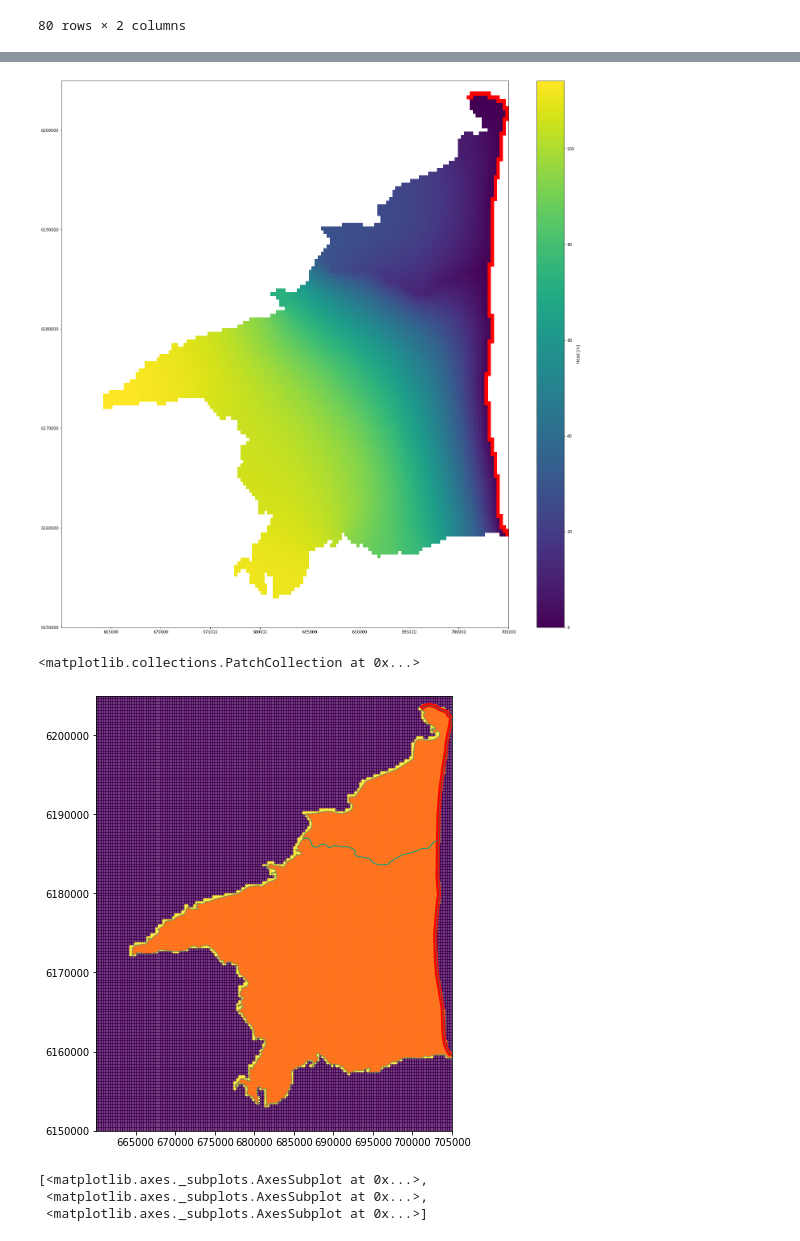
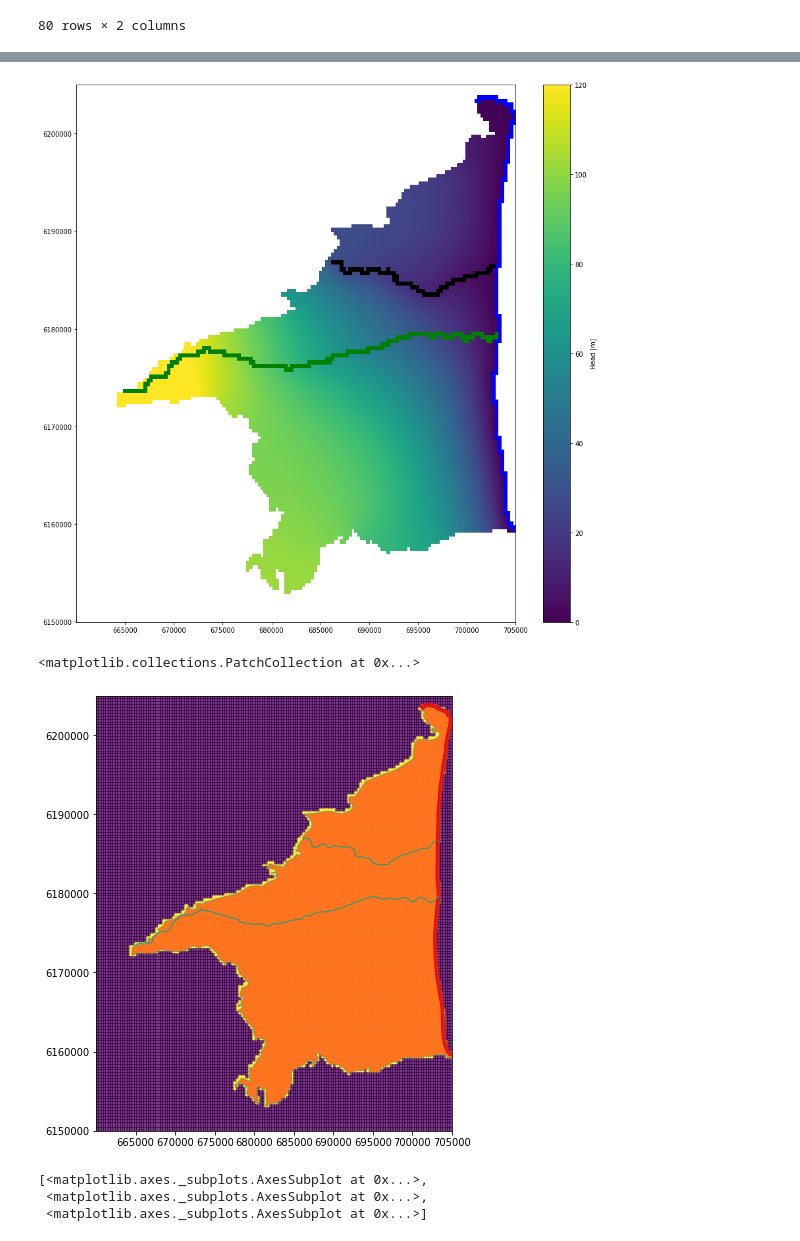
Before and after one commit to LudovicSchorpp/TM_Ludovic_Schorpp, a Jupyter notebook: codes_tests/Modeles2D/test_premier_model/test_premier_model.ipynb, the cells around one changed output, grey strips where cells are left out. Saved outputs shown, nothing was run; the diff lists cells and outputs as text; code cells hidden in the pictures.

```diff
--- a/codes_tests/Modeles2D/test_premier_model/test_premier_model.ipynb
+++ b/codes_tests/Modeles2D/test_premier_model/test_premier_model.ipynb
@@ -256,20 +295,21 @@ spdis = get_spdis(model_name,model_dir)
 # %%
 # make a plot
 
-fig = plt.figure(figsize=(25,25))
+fig = plt.figure(figsize=(15,15))
 ax  = plt.subplot(1, 1, 1, aspect='equal')
 ml = fp.plot.PlotMapView(model=gwf)
 
 #hmesh=ml.plot_ibound()
 hmesh=ml.plot_array(head,masked_values=[1e30],cmap="viridis")
 #ml.plot_specific_discharge(spdis[0],color="w",width=0.0030)
-ml.plot_bc("chd",color="r")
-#ml.plot_bc("Riv")
+ml.plot_bc("chd",color="b")
+ml.plot_bc("Tet",color="g")
+riv2 = ml.plot_bc("Agy")
 g=plt.colorbar(hmesh)
-#hmesh.set_clim((0,30))
+hmesh.set_clim((0,120))
 g.set_label("Head [m]")
 # %% [output]
-[figure, old version]
+[figure, new version]
 # %%
 fig = plt.figure(figsize=(8, 8))
 ax = fig.add_subplot(aspect='equal')
@@ -280,9 +320,10 @@ mm.plot_array(dis.idomain.array,alpha=0.5)
 fp.plot.plot_shapefile(BCsea_path,ax=ax,edgecolor="r",facecolor="none",linewidth=4)
 fp.plot.plot_shapefile(R_path,ax=ax,facecolor="Red",alpha=0.5)
 fp.plot.plot_shapefile(Agly_path,ax=ax,facecolor="none")
+fp.plot.plot_shapefile(Tet_path,ax=ax,facecolor="none")
 # %% [output]
 <matplotlib.collections.PatchCollection at 0x...>
-[figure, old version]
+[figure, new version]
 # %%
 dis.plot()
 # %% [output]
```
Also changed, not shown: parts of 8 cells of this notebook, 7 other files.
